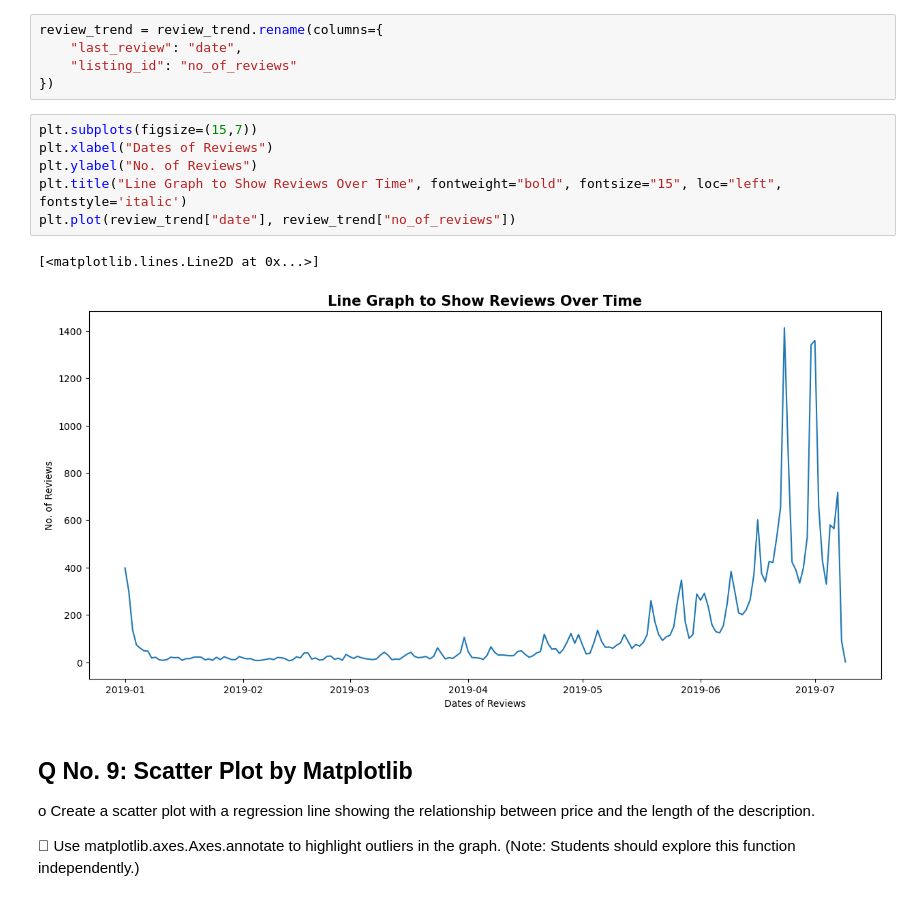
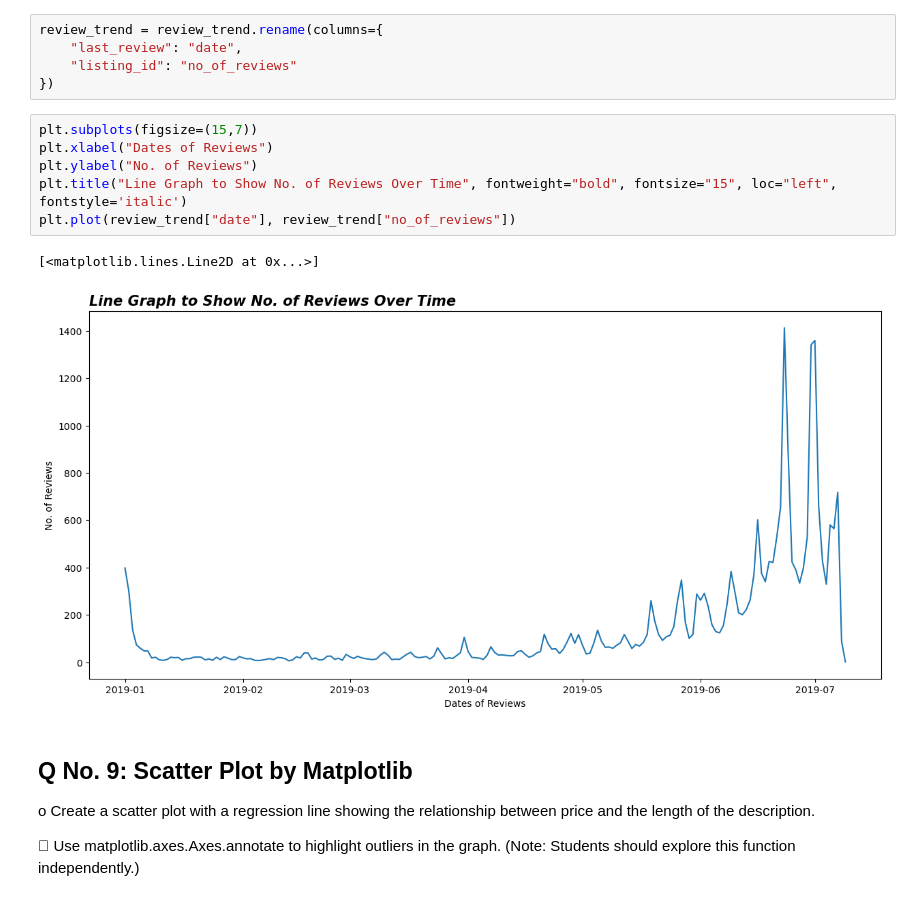
Before and after one commit to KabirKhan1512/SMIT-CDE-Practice, a Jupyter notebook: Pandas/Assignment No. 1/EDA_Project1_Kabir.ipynb, the cells around one changed output. Cells and saved outputs as stored; diff of their text form.

```diff
--- a/Pandas/Assignment No. 1/EDA_Project1_Kabir.ipynb
+++ b/Pandas/Assignment No. 1/EDA_Project1_Kabir.ipynb
@@ -190,12 +188,12 @@ review_trend = review_trend.rename(columns={
 # %%
 plt.subplots(figsize=(15,7))
 plt.xlabel("Dates of Reviews")
 plt.ylabel("No. of Reviews")
-plt.title("Line Graph to Show Reviews Over Time", fontweight="bold", fontsize="15", loc="left", fontstyle='italic')
+plt.title("Line Graph to Show No. of Reviews Over Time", fontweight="bold", fontsize="15", loc="left", fontstyle='italic')
 plt.plot(review_trend["date"], review_trend["no_of_reviews"])
 # %% [output]
 [<matplotlib.lines.Line2D at 0x...>]
-[figure, old version]
+[figure, new version]
 # %% [markdown]
 ## Q No. 9: Scatter Plot by Matplotlib
 o	Create a scatter plot with a regression line showing the relationship between price and the length of the description.
```
Also changed, not shown: parts of 12 cells of this notebook, 1 other file.
